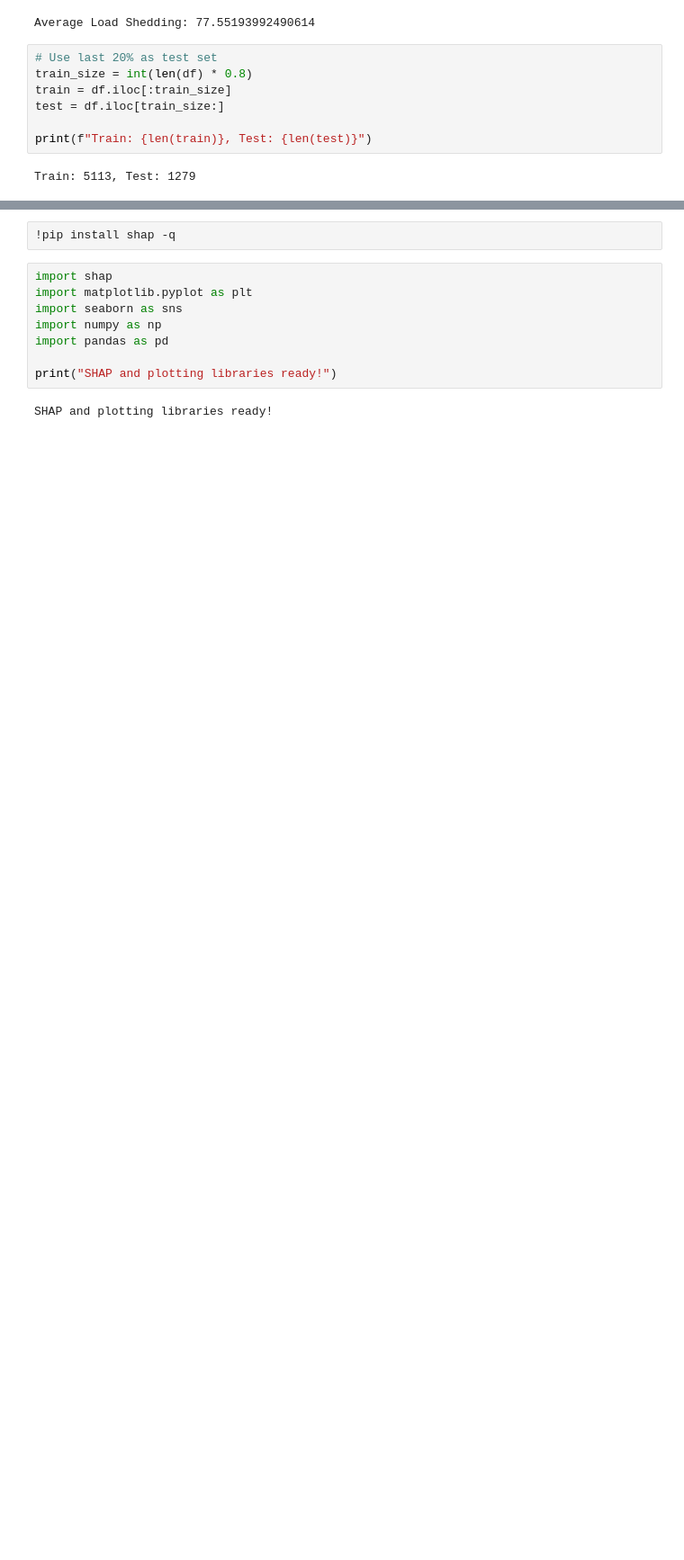
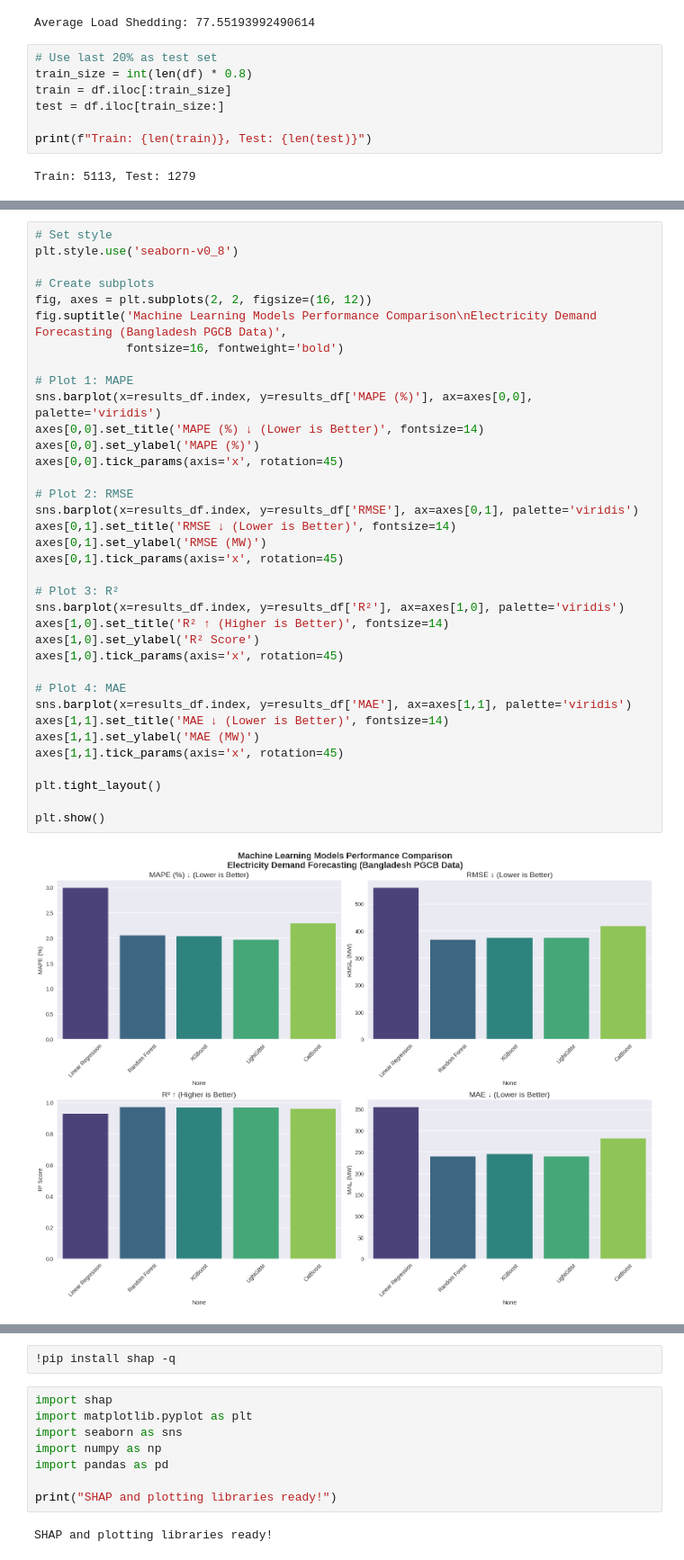
Before and after one commit to proshenjitbarua06-dot/skill-morph, a Jupyter notebook: Comparative_Analysis_of_Machine_Learning_Models_for_Short_Term_Electricity_Demand_Forecasting_in_Bangladesh_A_SHAP_Enabled_Interpretability_Study_Using_Hourly_PGCB_Data_(2015–2025).ipynb, the cells around one changed output, grey strips where cells are left out. Shown at 90% size. Drawn from its saved outputs; the diff is of its cells as text; blank space fills up the shorter version.

```diff
--- a/Comparative_Analysis_of_Machine_Learning_Models_for_Short_Term_Electricity_Demand_Forecasting_in_Bangladesh_A_SHAP_Enabled_Interpretability_Study_Using_Hourly_PGCB_Data_(2015–2025).ipynb
+++ b/Comparative_Analysis_of_Machine_Learning_Models_for_Short_Term_Electricity_Demand_Forecasting_in_Bangladesh_A_SHAP_Enabled_Interpretability_Study_Using_Hourly_PGCB_Data_(2015–2025).ipynb
@@ -224,0 +241,38 @@ CatBoost          272.14  400.16  2.22
+# %%
+# Set style
+plt.style.use('seaborn-v0_8')
+
+# Create subplots
+fig, axes = plt.subplots(2, 2, figsize=(16, 12))
+fig.suptitle('Machine Learning Models Performance Comparison\nElectricity Demand Forecasting (Bangladesh PGCB Data)',
+             fontsize=16, fontweight='bold')
+
+# Plot 1: MAPE
+sns.barplot(x=results_df.index, y=results_df['MAPE (%)'], ax=axes[0,0], palette='viridis')
+axes[0,0].set_title('MAPE (%) ↓ (Lower is Better)', fontsize=14)
+axes[0,0].set_ylabel('MAPE (%)')
+axes[0,0].tick_params(axis='x', rotation=45)
+
+# Plot 2: RMSE
+sns.barplot(x=results_df.index, y=results_df['RMSE'], ax=axes[0,1], palette='viridis')
+axes[0,1].set_title('RMSE ↓ (Lower is Better)', fontsize=14)
+axes[0,1].set_ylabel('RMSE (MW)')
+axes[0,1].tick_params(axis='x', rotation=45)
+
+# Plot 3: R²
+sns.barplot(x=results_df.index, y=results_df['R²'], ax=axes[1,0], palette='viridis')
+axes[1,0].set_title('R² ↑ (Higher is Better)', fontsize=14)
+axes[1,0].set_ylabel('R² Score')
+axes[1,0].tick_params(axis='x', rotation=45)
+
+# Plot 4: MAE
+sns.barplot(x=results_df.index, y=results_df['MAE'], ax=axes[1,1], palette='viridis')
+axes[1,1].set_title('MAE ↓ (Lower is Better)', fontsize=14)
+axes[1,1].set_ylabel('MAE (MW)')
+axes[1,1].tick_params(axis='x', rotation=45)
+
+plt.tight_layout()
+
+plt.show()
+# %% [output]
+[figure, added]
```
Also changed, not shown: parts of 15 cells of this notebook.
